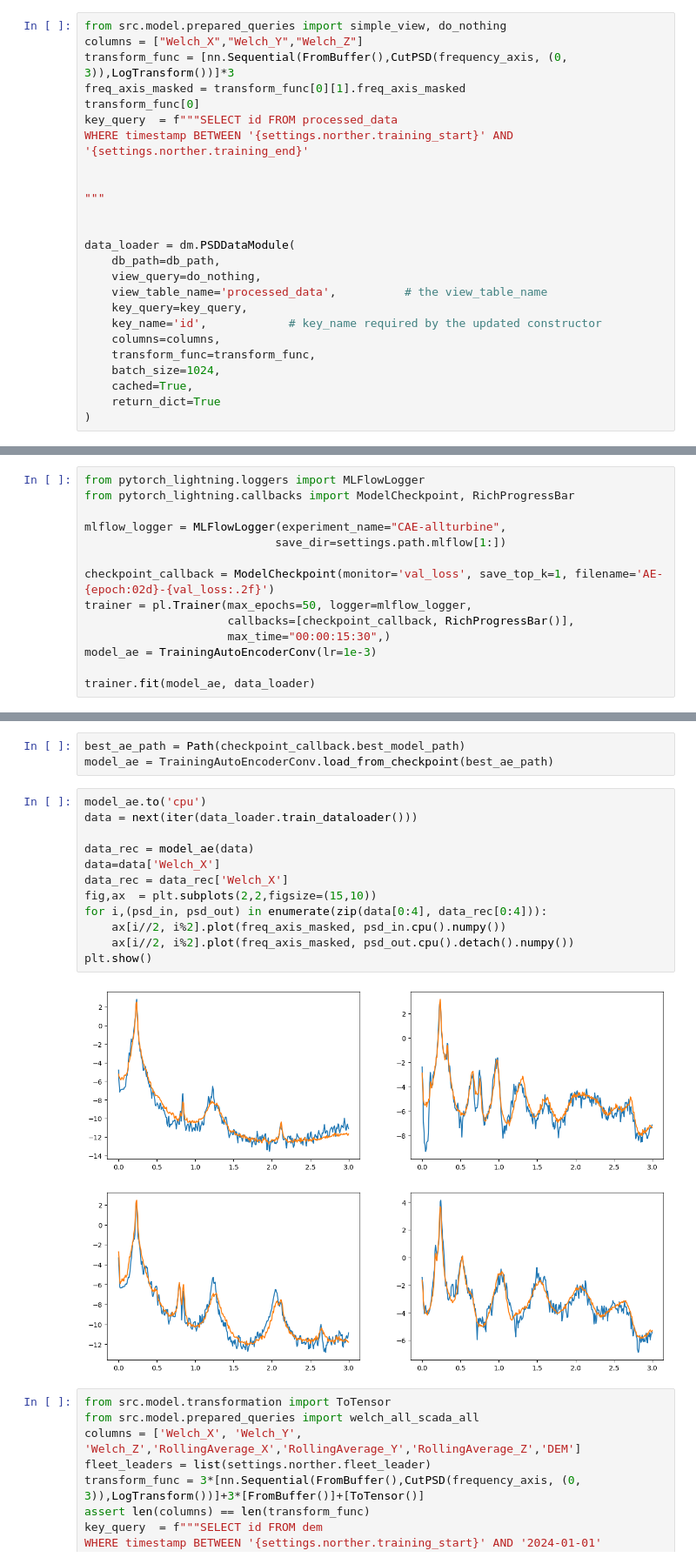
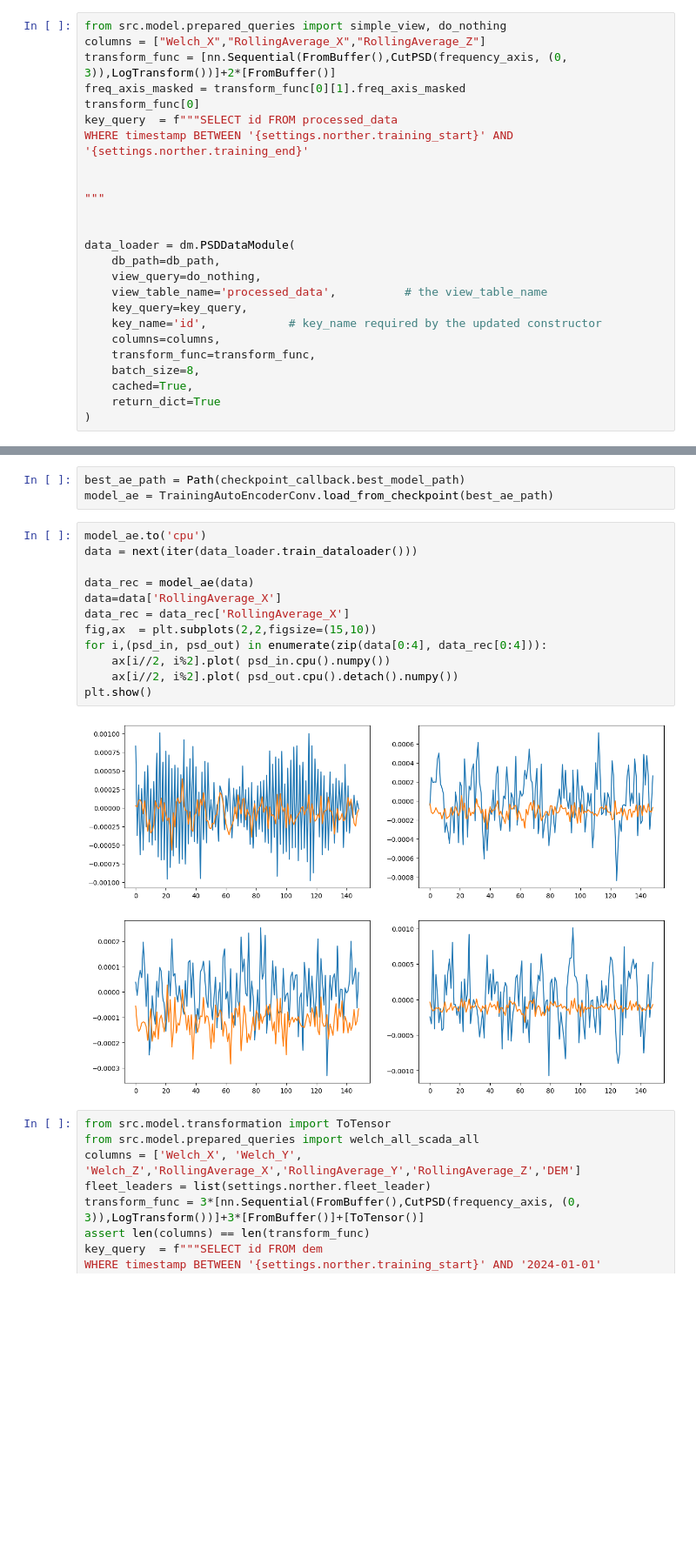
Before and after one commit to YacineBelHadj/damage_prediction_AE, a Jupyter notebook: src/model/autoencoder_wf_single_direction.ipynb, the cells around one changed output, grey strips where cells are left out. Shown at 87% size. Drawn from its saved outputs; the diff is of its cells as text; blank space fills up the shorter version.

```diff
--- a/src/model/autoencoder_wf_single_direction.ipynb
+++ b/src/model/autoencoder_wf_single_direction.ipynb
@@ -136,8 +136,8 @@ statistics.update(statistics_scada)
 # statistics make sense == > yes
 # %%
 from src.model.prepared_queries import simple_view, do_nothing
-columns = ["Welch_X","Welch_Y","Welch_Z"]
-transform_func = [nn.Sequential(FromBuffer(),CutPSD(frequency_axis, (0, 3)),LogTransform())]*3
+columns = ["Welch_X","RollingAverage_X","RollingAverage_Z"]
+transform_func = [nn.Sequential(FromBuffer(),CutPSD(frequency_axis, (0, 3)),LogTransform())]+2*[FromBuffer()]
 freq_axis_masked = transform_func[0][1].freq_axis_masked
 transform_func[0]
 key_query  = f"""SELECT id FROM processed_data
@@ -155,7 +155,7 @@ data_loader = dm.PSDDataModule(
     key_name='id',            # key_name required by the updated constructor
     columns=columns,
     transform_func=transform_func,
-    batch_size=1024,
+    batch_size=8,
     cached=True,
     return_dict=True
 )
@@ -235,14 +242,0 @@ class TrainingAutoEncoderConv(pl.LightningModule):
-# %%
-from pytorch_lightning.loggers import MLFlowLogger
-from pytorch_lightning.callbacks import ModelCheckpoint, RichProgressBar
-
-mlflow_logger = MLFlowLogger(experiment_name="CAE-allturbine",
-                            save_dir=settings.path.mlflow[1:])
-
-checkpoint_callback = ModelCheckpoint(monitor='val_loss', save_top_k=1, filename='AE-{epoch:02d}-{val_loss:.2f}')
-trainer = pl.Trainer(max_epochs=50, logger=mlflow_logger,
-                     callbacks=[checkpoint_callback, RichProgressBar()],
-                     max_time="00:00:15:30",)
-model_ae = TrainingAutoEncoderConv(lr=1e-3)
-
-trainer.fit(model_ae, data_loader)
@@ -278,17 +246,17 @@ model_ae = TrainingAutoEncoderConv.load_from_checkpoint(best_ae_path)
 # %%
 model_ae.to('cpu')
 data = next(iter(data_loader.train_dataloader()))
 
 data_rec = model_ae(data)
-data=data['Welch_X']
-data_rec = data_rec['Welch_X']
+data=data['RollingAverage_X']
+data_rec = data_rec['RollingAverage_X']
 fig,ax  = plt.subplots(2,2,figsize=(15,10))
 for i,(psd_in, psd_out) in enumerate(zip(data[0:4], data_rec[0:4])):
-    ax[i//2, i%2].plot(freq_axis_masked, psd_in.cpu().numpy())
-    ax[i//2, i%2].plot(freq_axis_masked, psd_out.cpu().detach().numpy())
+    ax[i//2, i%2].plot( psd_in.cpu().numpy())
+    ax[i//2, i%2].plot( psd_out.cpu().detach().numpy())
 plt.show()
 # %% [output]
-[figure, old version]
+[figure, new version]
 # %%
 from src.model.transformation import ToTensor
 from src.model.prepared_queries import welch_all_scada_all
```
Also changed, not shown: parts of 6 cells of this notebook, 11 other files.
